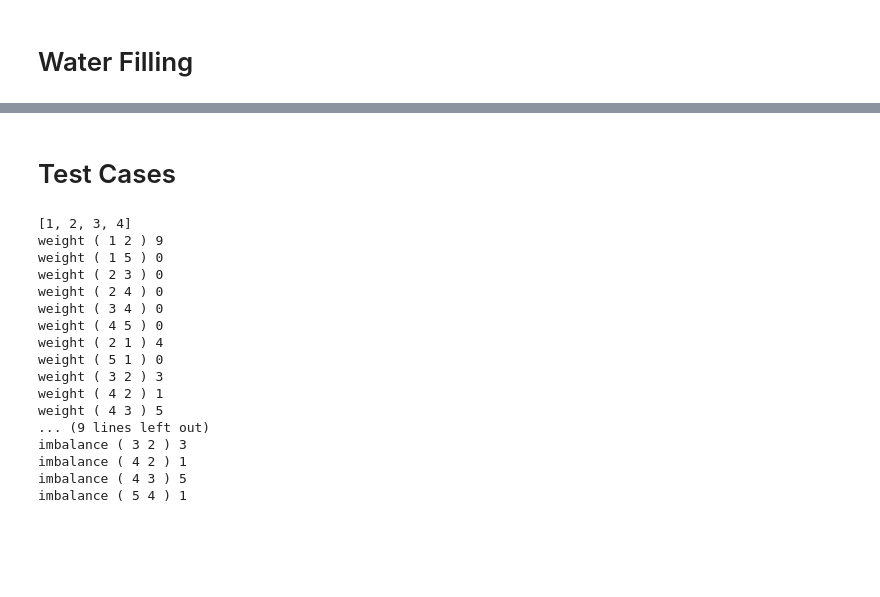
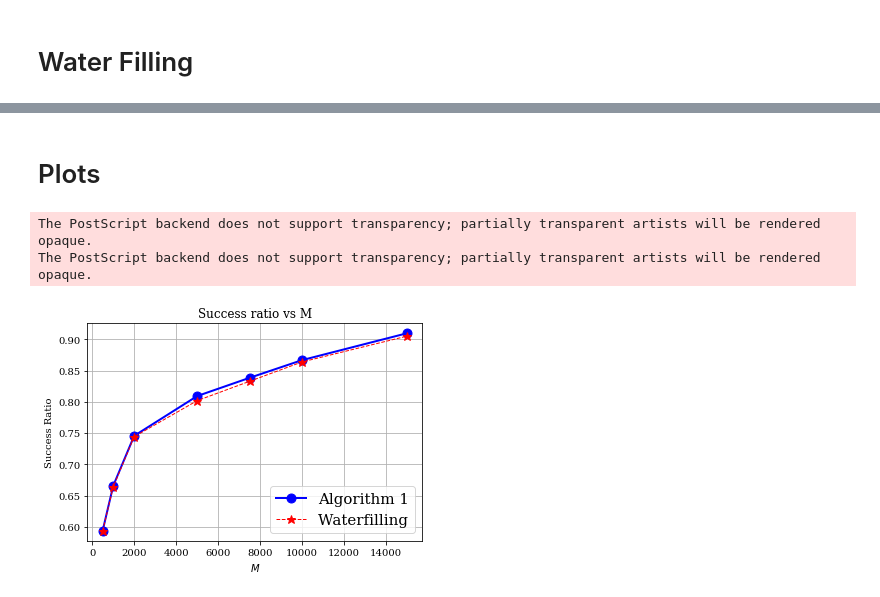
Before and after one commit to gt-coar/Blockchain_P2P, a Jupyter notebook: Ripple_Final.ipynb, the cells around one changed output, grey strips where cells are left out. Drawn from its saved outputs; the diff is of its cells as text; code cells hidden in the pictures; blank space fills up the shorter version.

Commit message:
Added Codes to Draw Plots

```diff
--- a/Ripple_Final.ipynb
+++ b/Ripple_Final.ipynb
@@ -7,7 +7,7 @@ import copy
 import time
 # %%
 M_vector=numpy.array([1000,2000,3000,4000,5000])
-tran_max=1000
+tran_max=500
 water_filling_packet=5
 # %% [markdown]
 # Importing Ripple Data
@@ -16,7 +16,7 @@ water_filling_packet=5
 - Transactions
 # %%
 #Importing the set of edges
-bi_edges=numpy.loadtxt("GIT files/ripple_graph.txt",dtype=int)
+bi_edges=numpy.loadtxt("ripple_graph.txt",dtype=int)
 bi_edges=numpy.unique(bi_edges,axis=0)
 
 #Making a graph from the given set of edges
@@ -26,7 +26,7 @@ for i in range(0,len(bi_edges)):
     bi_G.add_weighted_edges_from([(bi_edges[i,0], bi_edges[i,1],wei[i])]) #adding edges to the graph and assigning weights
 
 #Importing Transactions
-with open('GIT files/transactions.csv') as csvDataFile:
+with open('transactions.csv') as csvDataFile:
     tran=csv.reader(csvDataFile)
     tran=list(tran) #converting the imported data into a list
     tran=numpy.array(tran) #converting the list into numpy array
@@ -234,34 +197,27 @@ imbalance ( 5 4 ) 0
-# %% [markdown]
-# Test Cases
-# %%
-M=10
-bi_edges=numpy.array([[1,2],[1,5],[2,3],[2,4],[3,4],[4,5],[2,1],[5,1],[3,2],[4,2],[4,3],[5,4]])
-#wei=1
-#bi_G = nx.DiGraph() #Initializing the directed graph
-#for i in range(0,len(bi_edges)):
-#    bi_G[bi_edges[i,0]][bi_edges[i,1]]['imbalance']=0
-#    bi_G[bi_edges[i,0]][bi_edges[i,1]]['weight']=0
-#bi_G=UpdateWeights(bi_G,[2,1],4)
-print(minwp_heu(bi_G,1,4,1,10))
-for i in range(0,len(bi_edges)):
-    print("weight","(",bi_edges[i,0],bi_edges[i,1],")",bi_G[bi_edges[i,0]][bi_edges[i,1]]['weight'])
-for i in range(0,len(bi_edges)):
-    print("imbalance","(",bi_edges[i,0],bi_edges[i,1],")",bi_G[bi_edges[i,0]][bi_edges[i,1]]['imbalance'])
-# %% [output]
-[1, 2, 3, 4]
-weight ( 1 2 ) 9
-weight ( 1 5 ) 0
-weight ( 2 3 ) 0
-weight ( 2 4 ) 0
-weight ( 3 4 ) 0
-weight ( 4 5 ) 0
-weight ( 2 1 ) 4
-weight ( 5 1 ) 0
-weight ( 3 2 ) 3
-weight ( 4 2 ) 1
-weight ( 4 3 ) 5
-... (9 lines left out)
-imbalance ( 3 2 ) 3
-imbalance ( 4 2 ) 1
-imbalance ( 4 3 ) 5
-imbalance ( 5 4 ) 1
+# %% [markdown]
+# Plots
+# %%
+import matplotlib.pyplot as plt
+import numpy
+from matplotlib import rcParams
+rcParams['font.family'] = 'serif'
+rcParams['font.sans-serif'] = ['Computer Modern']
+x=numpy.array([500,1000,2000,5000,7500,10000,15000])
+y=numpy.array([24662,27621,30940,33575,34785,35957,37737])
+z=numpy.array([24642,27542,30883,33270,34553,35837,37546])
+#w=numpy.array([53487,77930,89219,93451,94119])
+plt.figure(1)
+plt.plot(x,y/len(tran),'bo-', label='Algorithm 1', linewidth=2, markersize=9)
+plt.plot(x, z/len(tran), 'r*--',label='Waterfilling', linewidth=1, markersize=9)
+#plt.plot(x, w/len(tran), 'g*-',label='Algorithm 1 + Heuristic', linewidth=1, markersize=9)
+plt.xlabel('$M$')
+plt.ylabel('Success Ratio')
+plt.title('Success ratio vs M')
+plt.grid(True)
+plt.legend(loc=4,prop={'size': 15})
+plt.savefig("success_ratio.eps")
+plt.show()
+# %% [output]
+The PostScript backend does not support transparency; partially transparent artists will be rendered opaque.
+The PostScript backend does not support transparency; partially transparent artists will be rendered opaque.
+[figure, added]
```
Also changed, not shown: parts of 4 cells of this notebook, 1 other file.
